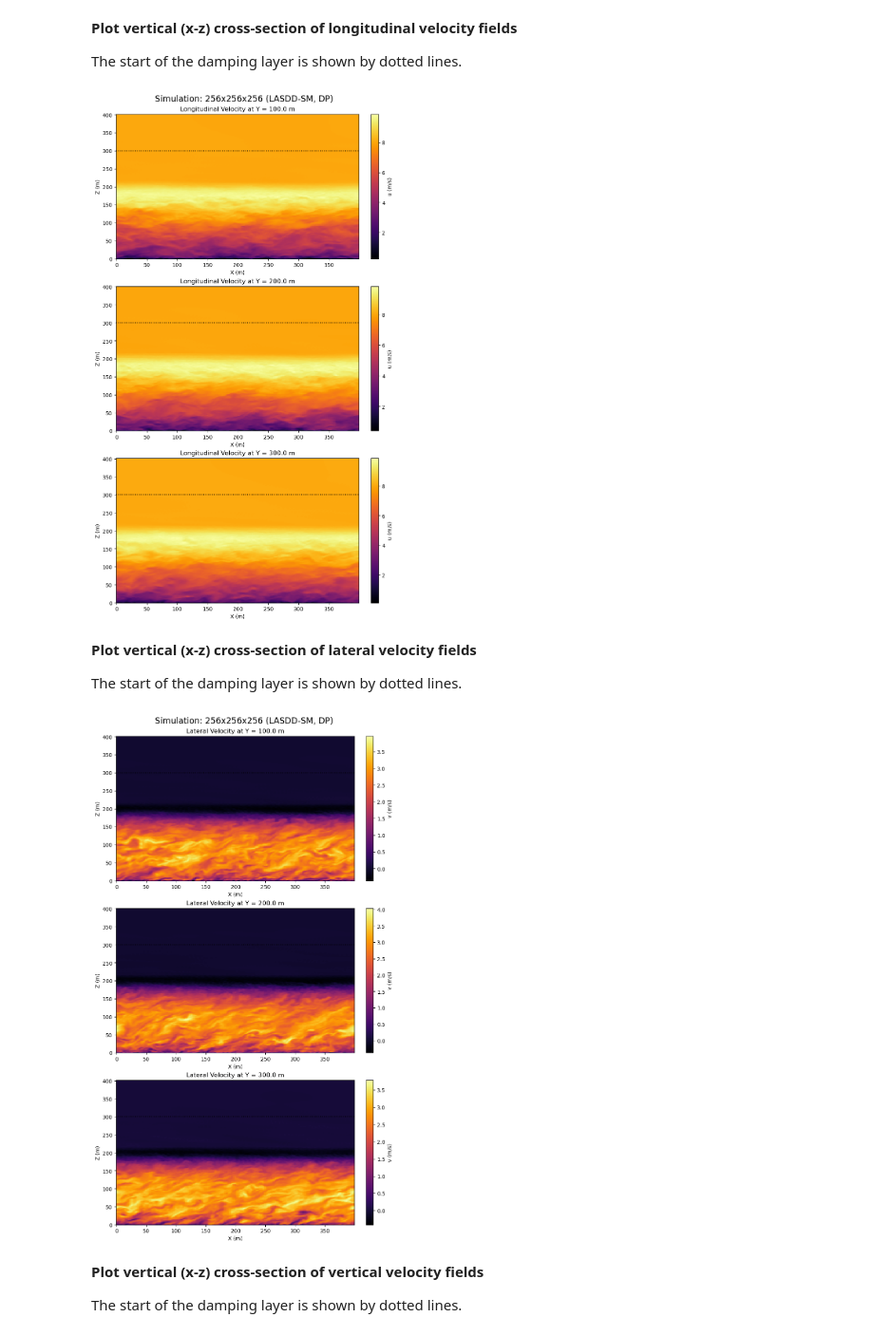
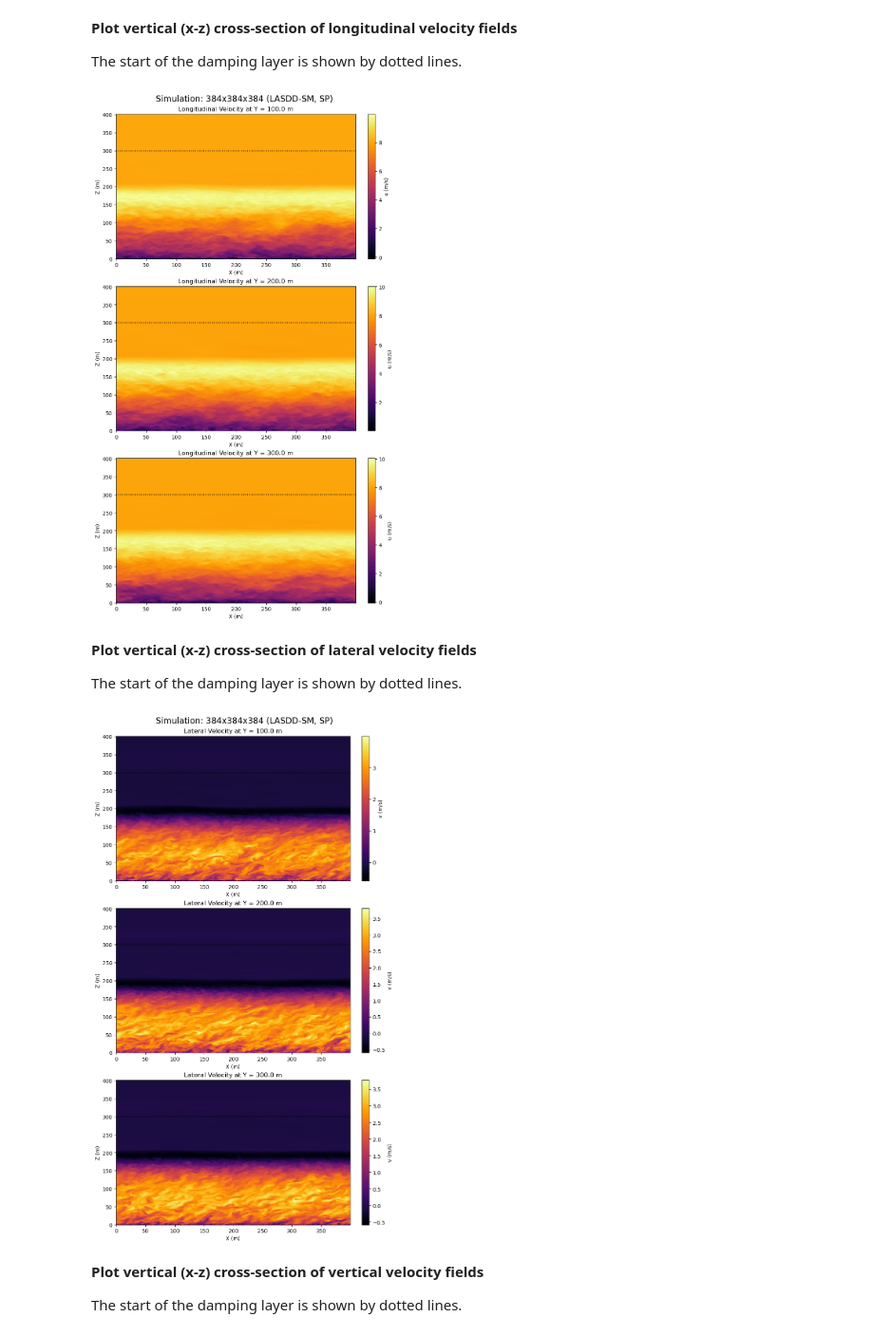
Before and after one commit to Sukantabasu/jax-alfa, a Jupyter notebook: docs/source/examples/SBL_GABLS1/notebooks/SBL_GABLS1_VerticalCrossSections.ipynb, the cells around one changed output. Shown at 95% size. Cells and saved outputs as stored; diff of their text form; code cells hidden in the pictures.

Commit message:
Update SBL_GABLS1 notebooks with revised outputs
Co-Authored-By: Claude Sonnet 4.6 <noreply@anthropic.com>

```diff
--- a/docs/source/examples/SBL_GABLS1/notebooks/SBL_GABLS1_VerticalCrossSections.ipynb
+++ b/docs/source/examples/SBL_GABLS1/notebooks/SBL_GABLS1_VerticalCrossSections.ipynb
@@ -28,7 +28,7 @@ def find_repo_root(start=None):
 BaseDir = find_repo_root()
 
 # Reference run: 256x256x256 LASDD-SM double precision
-RunDir    = BaseDir / 'examples/SBL_GABLS1/runs/256x256x256_LASDD_SM_DP'
+RunDir    = BaseDir / 'examples/SBL_GABLS1/runs/384x384x384_LASDD_SM_SP'
 OutputDir = RunDir / 'output'
 
 cfg = {}
@@ -99,10 +99,10 @@ for i, j in enumerate(j_levels):
     axes[i].axhline(y=z_damping, color='k', linestyle=':', linewidth=1.5)
     fig.colorbar(im, ax=axes[i], label='u (m/s)')
 
-plt.suptitle('Simulation: 256x256x256 (LASDD-SM, DP)', fontsize=16)
+plt.suptitle('Simulation: 384x384x384 (LASDD-SM, SP)', fontsize=16)
 plt.show()
 # %% [output]
-[figure, old version]
+[figure, new version]
 # %% [markdown]
 **Plot vertical (x-z) cross-section of lateral velocity fields**
 
@@ -110,23 +110,23 @@ The start of the damping layer is shown by dotted lines.
 # %%
 fig, axes = plt.subplots(3, 1, figsize=(8, 14), constrained_layout=True)
 
 # Selected cross-sections at 0.25*l_y, 0.5*l_y, and 0.75*l_y
 j_levels = [int(ny/4), int(ny/2), int(ny*3/4)]
 
 for i, j in enumerate(j_levels):
     im = axes[i].pcolor(x_axis, z_u, v3D[:,j,:].T, cmap='inferno')
     axes[i].set_title(f'Lateral Velocity at Y = {j * dy:.1f} m',
                       fontsize=12)
     axes[i].set_xlabel('X (m)')
     axes[i].set_ylabel('Z (m)')
     axes[i].set_aspect('auto')
     axes[i].axhline(y=z_damping, color='k', linestyle=':', linewidth=1.5)
     fig.colorbar(im, ax=axes[i], label='v (m/s)')
 
-plt.suptitle('Simulation: 256x256x256 (LASDD-SM, DP)', fontsize=16)
+plt.suptitle('Simulation: 384x384x384 (LASDD-SM, SP)', fontsize=16)
 plt.show()
 # %% [output]
-[figure, old version]
+[figure, new version]
 # %% [markdown]
 **Plot vertical (x-z) cross-section of vertical velocity fields**
 
```
Also changed, not shown: parts of 4 cells of this notebook, 4 other files.
